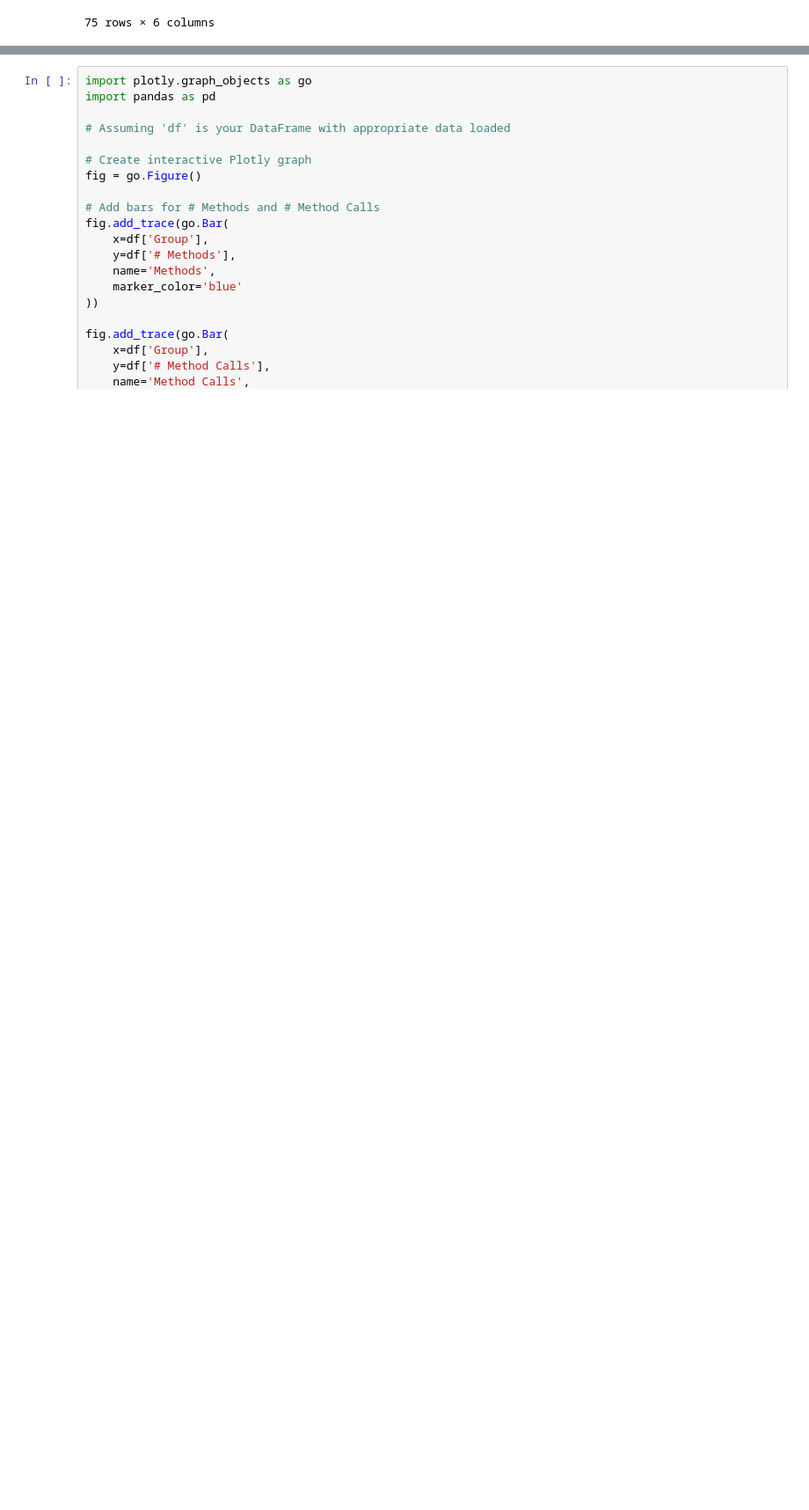
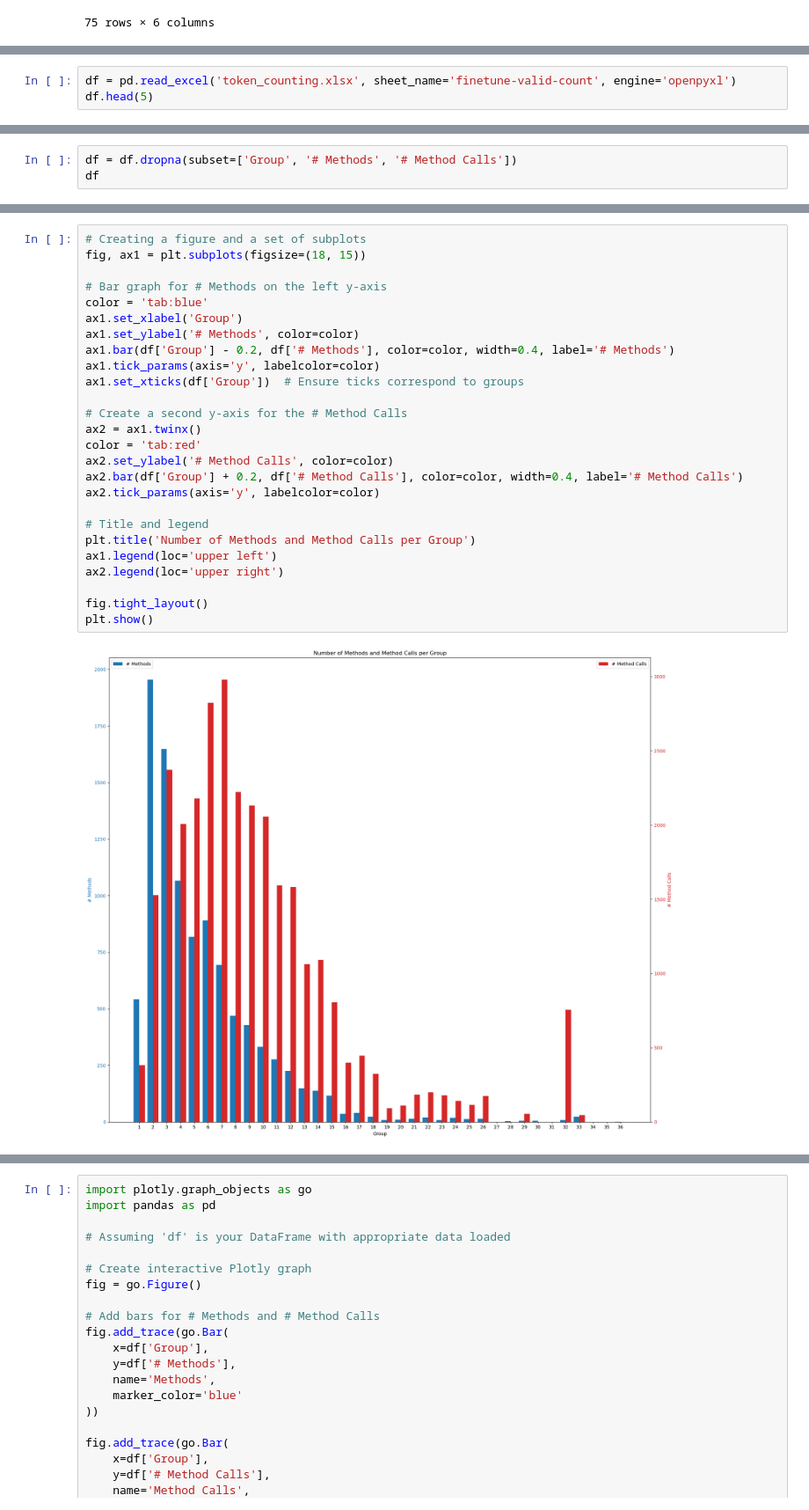
Before and after one commit to shradha-maharjan/Code-Completion-Project, a Jupyter notebook: CODE-SPT-Code/Graph/DatasetGraph.ipynb, the cells around one changed output, grey strips where cells are left out. Shown: that part at 88% size. Cells and saved outputs as stored; diff of their text form; blank space fills up the shorter version.

```diff
--- a/CODE-SPT-Code/Graph/DatasetGraph.ipynb
+++ b/CODE-SPT-Code/Graph/DatasetGraph.ipynb
@@ -219,0 +103,3 @@ fig.show()
+# %%
+df = pd.read_excel('token_counting.xlsx', sheet_name='finetune-valid-count', engine='openpyxl')
+df.head(5)
@@ -219,0 +113,3 @@ fig.show()
+# %%
+df = df.dropna(subset=['Group', '# Methods', '# Method Calls'])
+df
@@ -219,0 +134,28 @@ fig.show()
+# %%
+# Creating a figure and a set of subplots
+fig, ax1 = plt.subplots(figsize=(18, 15))
+
+# Bar graph for # Methods on the left y-axis
+color = 'tab:blue'
+ax1.set_xlabel('Group')
+ax1.set_ylabel('# Methods', color=color)
+ax1.bar(df['Group'] - 0.2, df['# Methods'], color=color, width=0.4, label='# Methods')
+ax1.tick_params(axis='y', labelcolor=color)
+ax1.set_xticks(df['Group'])  # Ensure ticks correspond to groups
+
+# Create a second y-axis for the # Method Calls
+ax2 = ax1.twinx()
+color = 'tab:red'
+ax2.set_ylabel('# Method Calls', color=color)
+ax2.bar(df['Group'] + 0.2, df['# Method Calls'], color=color, width=0.4, label='# Method Calls')
+ax2.tick_params(axis='y', labelcolor=color)
+
+# Title and legend
+plt.title('Number of Methods and Method Calls per Group')
+ax1.legend(loc='upper left')
+ax2.legend(loc='upper right')
+
+fig.tight_layout()
+plt.show()
+# %% [output]
+[figure, added]
```
Also changed, not shown: parts of 19 cells of this notebook, 2 other files.
